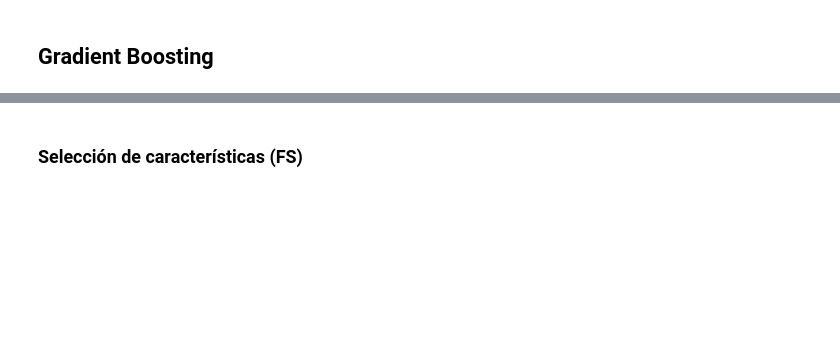
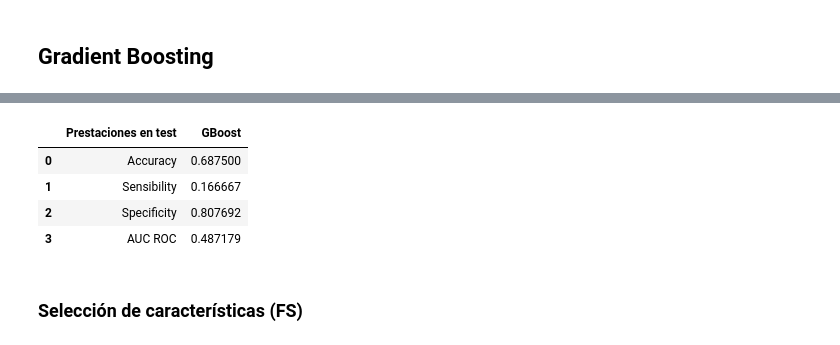
Before and after one commit to jorgealarconlucas/TFG, a Jupyter notebook: Modelos_de_machine_learning.ipynb, the cells around one changed output, grey strips where cells are left out. Saved outputs shown, nothing was run; the diff lists cells and outputs as text; code cells hidden in the pictures; blank space fills up the shorter version.

```diff
--- a/Modelos_de_machine_learning.ipynb
+++ b/Modelos_de_machine_learning.ipynb
@@ -219,20 +294,26 @@ gb_model = GradientBoostingClassifier(learning_rate=0.05, max_depth=25, n_estima
 # %%
 #Métricas
 
 gb_model.fit(x_train_1, y_train_1)
 
-y_pred = gb_model.predict(X_test)
+y_pred = gb_model.predict(x_test)
 
 acc_gb = accuracy_score(y_test, y_pred)
 sensibilidad_gb = recall_score(y_test, y_pred)
 #precision_xgb = precision_score(y_test, y_pred)
 specificity_gb = confusion_matrix(y_test, y_pred)[0][0]/(confusion_matrix(y_test, y_pred)[0][0]+confusion_matrix(y_test, y_pred)[0][1])
 auc_gb = roc_auc_score(y_test, y_pred)
 
 Tabla_2 = pd.DataFrame({ "Prestaciones en test":["Accuracy","Sensibility",'Specificity',"AUC ROC"],
-                      "XGBoost" : [acc_gb, sensibilidad_gb, specificity_gb, auc_gb]})
+                      "GBoost" : [acc_gb, sensibilidad_gb, specificity_gb, auc_gb]})
 
 Tabla_2
+# %% [output]
+|  | Prestaciones en test | GBoost |
+| 0 | Accuracy | 0.687500 |
+| 1 | Sensibility | 0.166667 |
+| 2 | Specificity | 0.807692 |
+| 3 | AUC ROC | 0.487179 |
 # %% [markdown]
 ### Selección de características (FS)
 # %%
```
Also changed, not shown: parts of 20 cells of this notebook.
